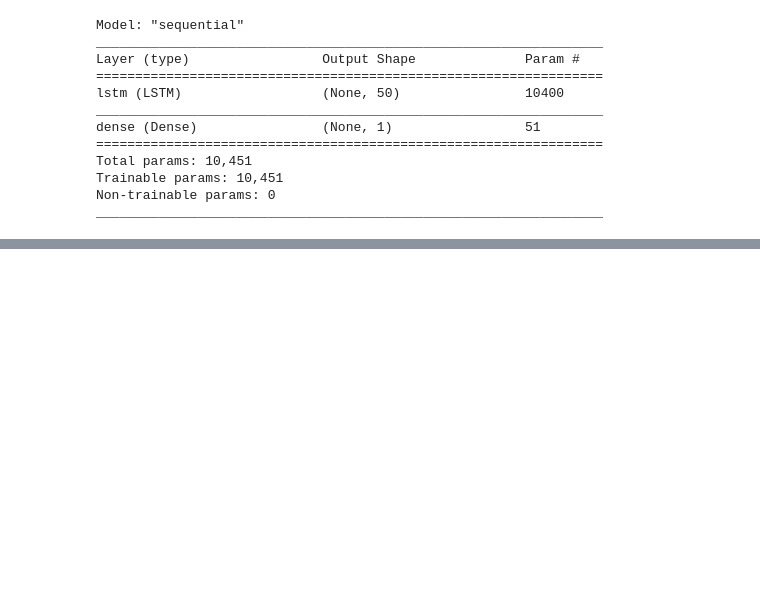
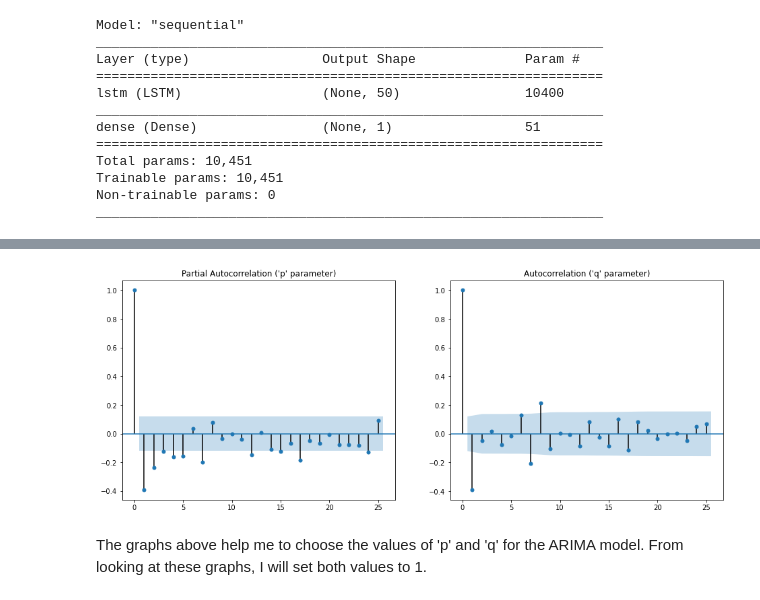
Before and after one commit to avcordaro/data-science-independent-projects, a Jupyter notebook: forecasting-change-in-global-average-land-temperature/forecasting-change-in-global-avg-land-temperature.ipynb, the cells around one changed output, grey strips where cells are left out. Saved outputs shown, nothing was run; the diff lists cells and outputs as text; code cells hidden in the pictures; blank space fills up the shorter version.

```diff
--- a/forecasting-change-in-global-average-land-temperature/forecasting-change-in-global-avg-land-temperature.ipynb
+++ b/forecasting-change-in-global-average-land-temperature/forecasting-change-in-global-avg-land-temperature.ipynb
@@ -223,0 +225,11 @@ The one-step LTSM model has not been very successful at predicting the forecast
+# %%
+fig, ax = plt.subplots(1, 2, figsize=(16,6))
+plot_pacf(data.LandAverageTemperature.diff().dropna(), ax=ax[0])
+plot_acf(data.LandAverageTemperature.diff().dropna(), ax=ax[1])
+ax[0].set_title("Partial Autocorrelation ('p' parameter)")
+ax[1].set_title("Autocorrelation ('q' parameter)")
+plt.show()
+# %% [output]
+[figure, added]
+# %% [markdown]
+The graphs above help me to choose the values of 'p' and 'q' for the ARIMA model. From looking at these graphs, I will set both values to 1.
```
Also changed, not shown: parts of 18 cells of this notebook, 2 other files.
